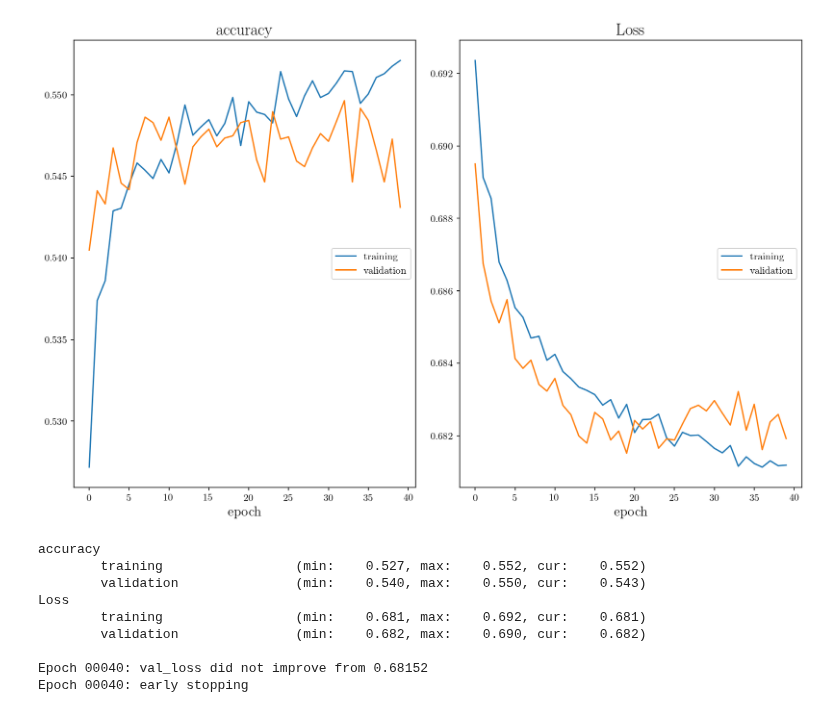
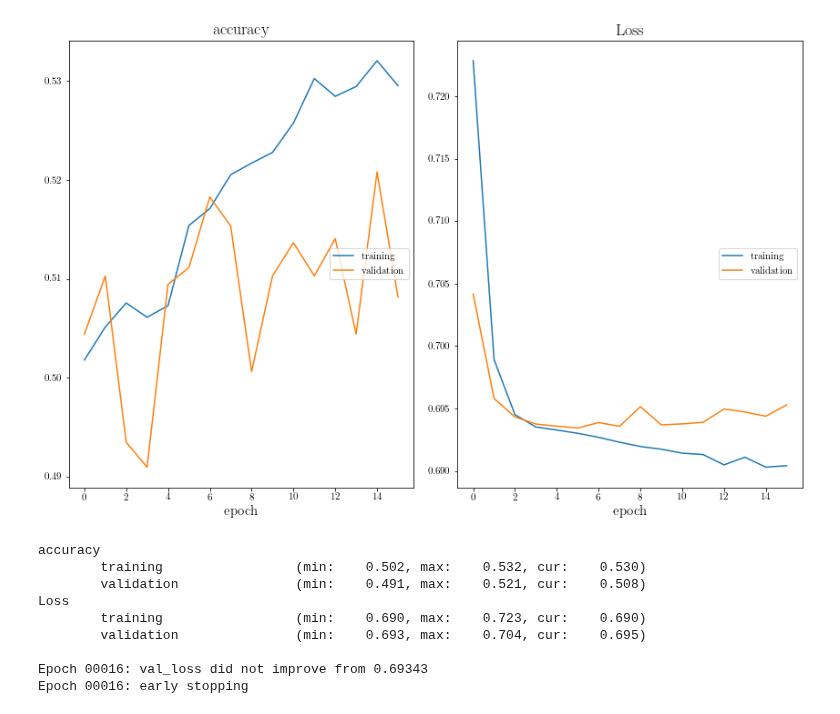
Before and after one commit to hep-lbdl/GaiaCWoLa, a Jupyter notebook: train.ipynb, the cells around one changed output. Saved outputs shown, nothing was run; the diff lists cells and outputs as text; code cells hidden in the pictures.

```diff
--- a/train.ipynb
+++ b/train.ipynb
@@ -23 +59,3 @@ visualize_stream(df)
+# %%
+df = df2
 # %%
@@ -119,0 +102,40 @@ _________________________________________________________________
+# %%
+### Define model architecture
+layer_size = 30
+dropout = 0.1
+reg = regularizers.l2(1e-2)
+
+model = Sequential()
+model.add(Dense(layer_size, input_dim=len(training_vars), activation='relu',
+               activity_regularizer=reg
+               ))
+if dropout != 0:
+    model.add(Dropout(dropout))
+model.add(Dense(layer_size, activation='relu',
+               activity_regularizer=reg
+               ))
+if dropout != 0:
+    model.add(Dropout(dropout))
+model.add(Dense(layer_size, activation='relu',
+               activity_regularizer=reg
+               ))
+if dropout != 0:
+    model.add(Dropout(dropout))
+model.add(Dense(1, activation='sigmoid'))
+model.compile(loss='binary_crossentropy',
+              optimizer='adam',
+              metrics=['accuracy'])
+model.summary()
+
+# stops if val_loss doesn't improve for [patience] straight epochs
+early_stopping = callbacks.EarlyStopping(monitor='val_loss',
+                                         patience=10,
+                                         verbose=1)
+
+# saves weights from the epoch with lowest val_loss
+checkpoint = callbacks.ModelCheckpoint("weights.h5",
+                                       monitor='val_loss',
+                                       mode='auto',
+                                       verbose=1,
+                                       save_best_only=True,
+                                       save_weights_only=True)
@@ -120,23 +204,23 @@ _________________________________________________________________
 # %%
 ### Train!
 history = model.fit(x_train, y_train,
                     epochs=100,
-                    batch_size=64,
+                    batch_size=32,
                     validation_data=(x_val,y_val),
                     callbacks = [PlotLossesKeras(),checkpoint,early_stopping],
                     verbose = 2,
                    )
 # %% [output]
-[figure, old version]
+[figure, new version]
 accuracy
-        training                 (min:    0.527, max:    0.552, cur:    0.552)
-        validation               (min:    0.540, max:    0.550, cur:    0.543)
+        training                 (min:    0.502, max:    0.532, cur:    0.530)
+        validation               (min:    0.491, max:    0.521, cur:    0.508)
 Loss
-        training                 (min:    0.681, max:    0.692, cur:    0.681)
-        validation               (min:    0.682, max:    0.690, cur:    0.682)
+        training                 (min:    0.690, max:    0.723, cur:    0.690)
+        validation               (min:    0.693, max:    0.704, cur:    0.695)
 
-Epoch 00040: val_loss did not improve from 0.68152
-Epoch 00040: early stopping
+Epoch 00016: val_loss did not improve from 0.69343
+Epoch 00016: early stopping
 # %%
 ### Load best weights
 model.load_weights("weights.h5")
```
Also changed, not shown: parts of 18 cells of this notebook, 1 other file.
